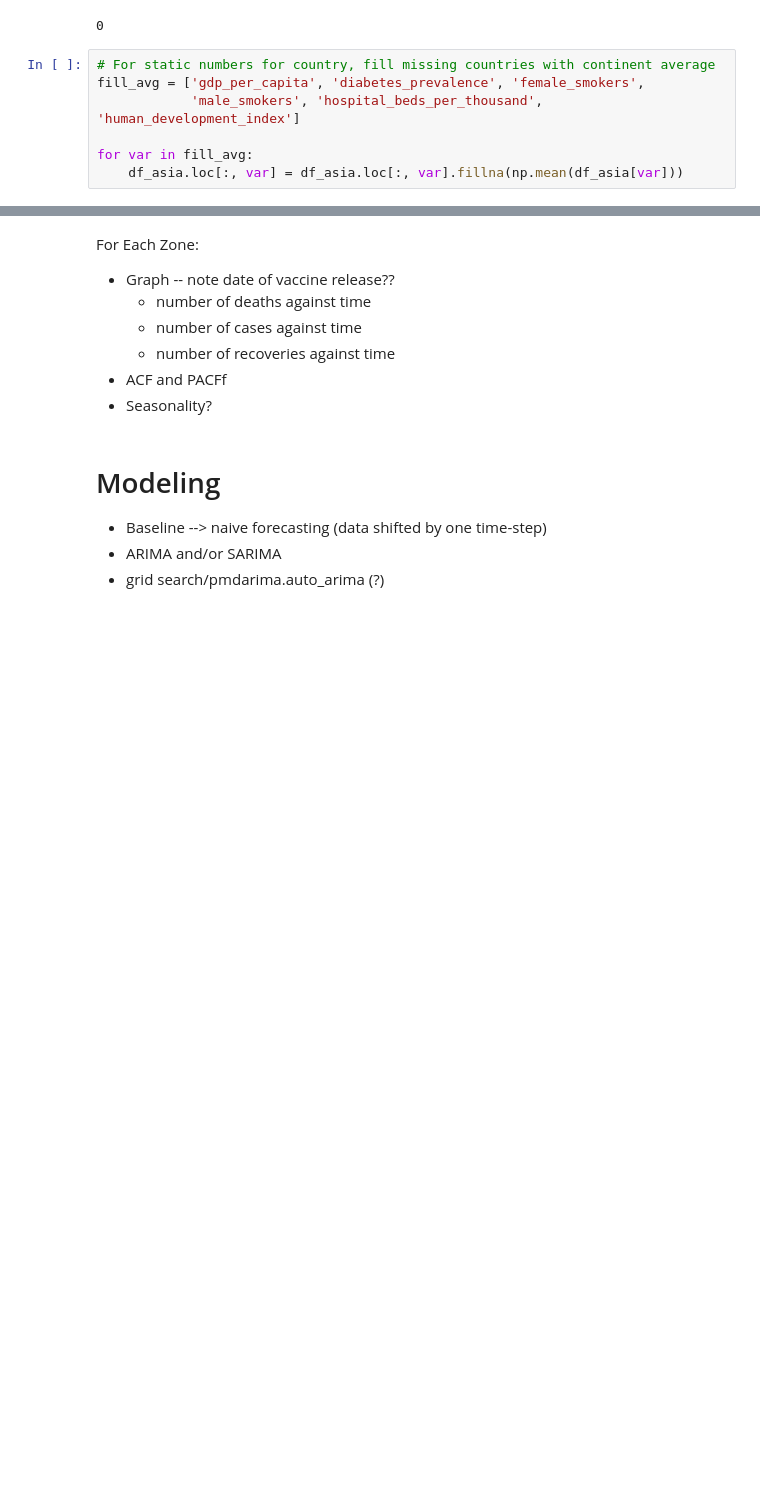
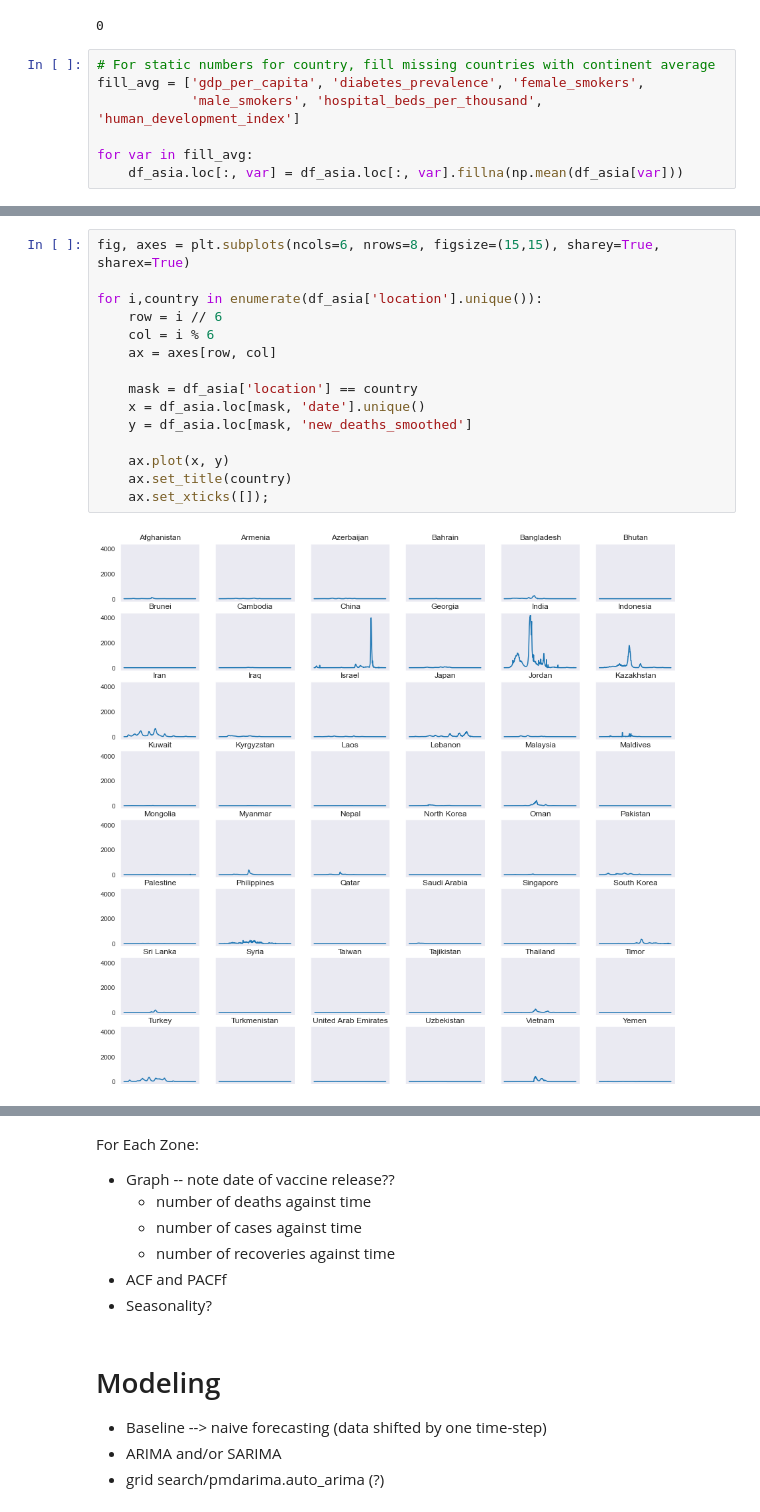
Before and after one commit to Bella3s/Covid-19-Time-Series-Modeling, a Jupyter notebook: index.ipynb, the cells around one changed output, grey strips where cells are left out. Cells and saved outputs as stored; diff of their text form; blank space fills up the shorter version.

```diff
--- a/index.ipynb
+++ b/index.ipynb
@@ -532,0 +624,17 @@ for var in fill_avg:
+# %%
+fig, axes = plt.subplots(ncols=6, nrows=8, figsize=(15,15), sharey=True, sharex=True)
+
+for i,country in enumerate(df_asia['location'].unique()):
+    row = i // 6
+    col = i % 6
+    ax = axes[row, col]
+
+    mask = df_asia['location'] == country
+    x = df_asia.loc[mask, 'date'].unique()
+    y = df_asia.loc[mask, 'new_deaths_smoothed']
+
+    ax.plot(x, y)
+    ax.set_title(country)
+    ax.set_xticks([]);
+# %% [output]
+[figure, added]
```
Also changed, not shown: parts of 23 cells of this notebook.
